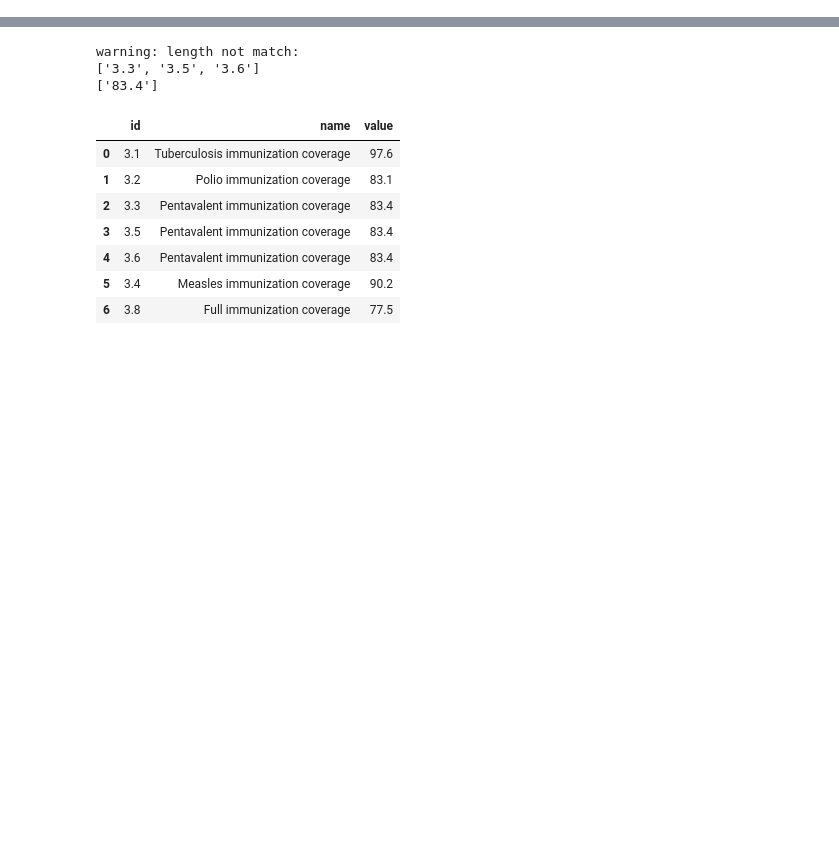
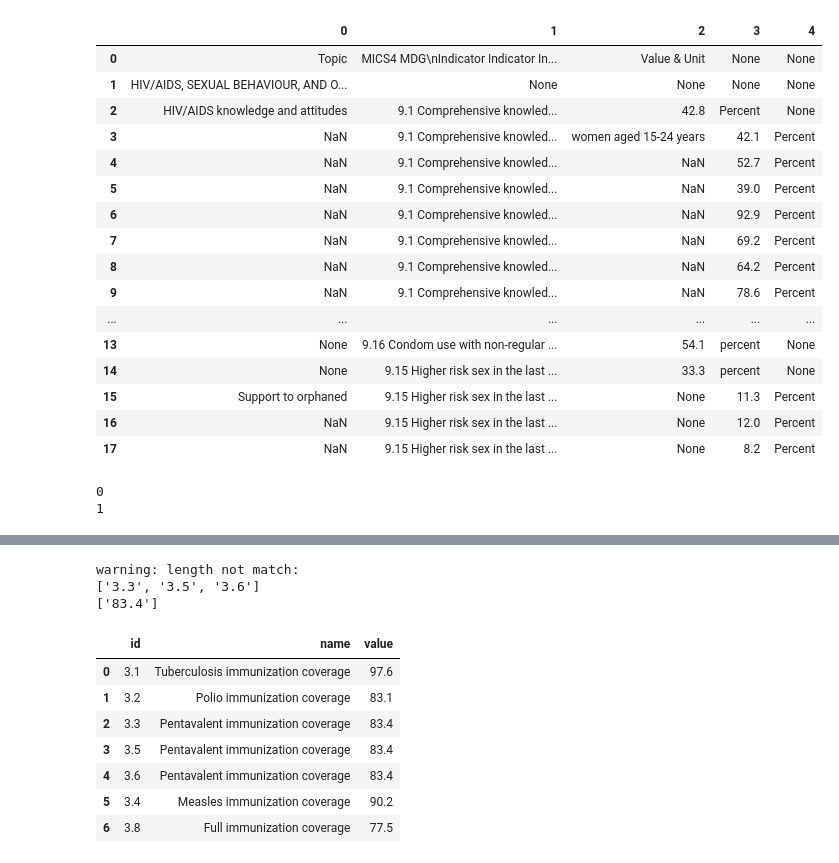
Before and after one commit to semio/ddf--uniche--mics, a Jupyter notebook: etl/notebooks/clean up html.ipynb, the cells around one changed output, grey strips where cells are left out. Drawn from its saved outputs; the diff is of its cells as text; code cells hidden in the pictures; blank space fills up the shorter version.

```diff
--- a/etl/notebooks/clean up html.ipynb
+++ b/etl/notebooks/clean up html.ipynb
@@ -35,0 +248,35 @@ pd.read_html(tables_bs[np.random.randint(0, 168)].prettify(), thousands='')[0]
+# %%
+def fill_col_2009(df):
+    num_re = re.compile('^[0-9\.\,\n]+$')
+    id_re = re.compile('^[1-9\.]+ .+$')
+
+    for i, row in df.iterrows():
+        r = row.dropna().values
+        if len(r) == 2:
+            if num_re.match(r[0]):
+                while not df.iloc[i, -1]:
+                    df.ix[i] = row.shift(1)
+        elif len(r) == 3:
+            if num_re.match(r[1]):
+                if id_re.match(r[0]):
+                    if not row.values[1] == r[0]:
+                        df.iloc[i, 1] = r[0]
+                else:
+                    while not df.iloc[i, -1]:
+                        df.ix[i] = row.shift(1)
+        elif len(r) > 3:
+            if num_re.match(r[-2]):
+                if id_re.match(r[1]):
+                    if not row.values[1] == r[1]:
+                        df.iloc[i, 1] = r[1]
+                else:
+                    while not df.iloc[i, -1]:
+                        df.ix[i] = row.shift(1)
+
+
+        matches = df.ix[:i, 1].str.match('[1-9]+')
+        if len(matches[matches==True]) > 0:
+            last_idx = matches[matches==True].index[-1]
+            df.ix[i, 1] = '\n'.join(df.ix[last_idx:i, 1].dropna().values)
+
+    return df
@@ -35,0 +315,25 @@ pd.read_html(tables_bs[np.random.randint(0, 168)].prettify(), thousands='')[0]
+# %%
+fill_col_2009(to_df(tables_bs[2]))
+# %% [output]
+|  | 0 | 1 | 2 | 3 | 4 |
+| 0 | Topic | MICS4 MDG\nIndicator Indicator In... | Value & Unit | None | None |
+| 1 | HIV/AIDS, SEXUAL BEHAVIOUR, AND O... | None | None | None | None |
+| 2 | HIV/AIDS knowledge and attitudes | 9.1 Comprehensive knowled... | 42.8 | Percent | None |
+| 3 | NaN | 9.1 Comprehensive knowled... | women aged 15-24 years | 42.1 | Percent |
+| 4 | NaN | 9.1 Comprehensive knowled... | NaN | 52.7 | Percent |
+| 5 | NaN | 9.1 Comprehensive knowled... | NaN | 39.0 | Percent |
+| 6 | NaN | 9.1 Comprehensive knowled... | NaN | 92.9 | Percent |
+| 7 | NaN | 9.1 Comprehensive knowled... | NaN | 69.2 | Percent |
+| 8 | NaN | 9.1 Comprehensive knowled... | NaN | 64.2 | Percent |
+| 9 | NaN | 9.1 Comprehensive knowled... | NaN | 78.6 | Percent |
+| ... | ... | ... | ... | ... | ... |
+| 13 | None | 9.16 Condom use with non-regular ... | 54.1 | percent | None |
+| 14 | None | 9.15 Higher risk sex in the last ... | 33.3 | percent | None |
+| 15 | Support to orphaned | 9.15 Higher risk sex in the last ... | None | 11.3 | Percent |
+| 16 | NaN | 9.15 Higher risk sex in the last ... | None | 12.0 | Percent |
+| 17 | NaN | 9.15 Higher risk sex in the last ... | None | 8.2 | Percent |
+# %%
+res = extract_tbs_all(f, 0, 1, extract_2009)
+# %% [output]
+0
+1
```
Also changed, not shown: parts of 89 cells of this notebook, 7 other files.
